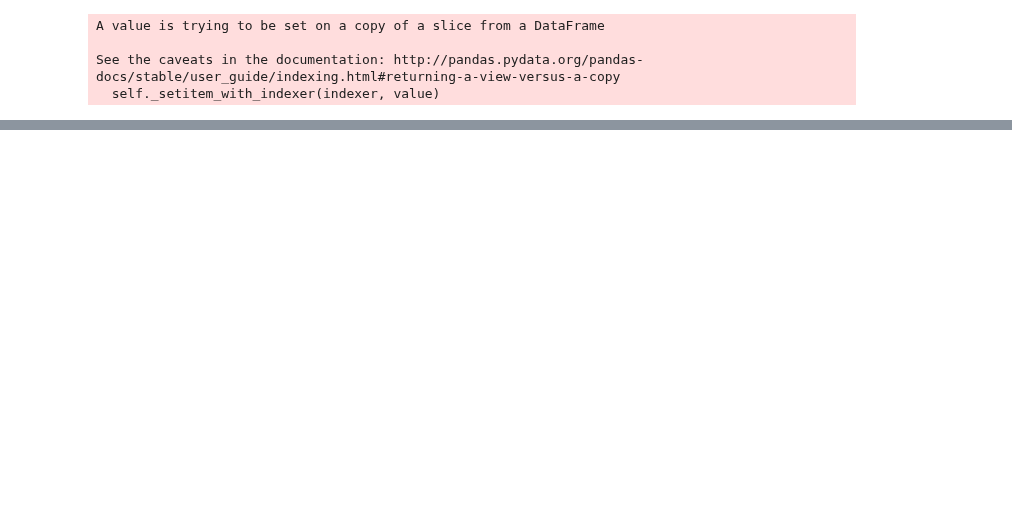
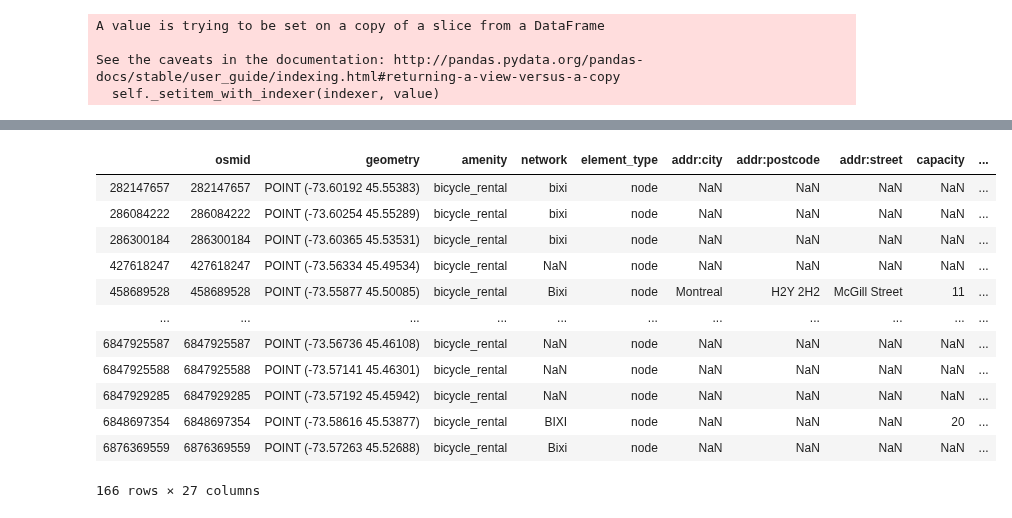
Before and after one commit to peterlzhang/better-bike-share, a Jupyter notebook: bike_share_analysis/generate_features.ipynb, the cells around one changed output, grey strips where cells are left out. Drawn from its saved outputs; the diff is of its cells as text; code cells hidden in the pictures; blank space fills up the shorter version.

```diff
--- a/bike_share_analysis/generate_features.ipynb
+++ b/bike_share_analysis/generate_features.ipynb
@@ -262,4 +284,18 @@ m
 # %%
 # # find next search area
-# search_place = 'Chicago, Illinois, USA'
-# ox.pois_from_place(search_place, amenities=['bicycle_rental'])
+search_place = 'Montreal, Quebec, Canada'
+ox.pois_from_place(search_place, amenities=['bicycle_rental'])
+# %% [output]
+|  | osmid | geometry | amenity | network | element_type | addr:city | addr:postcode | addr:street | capacity | ... |
+| 282147657 | 282147657 | POINT (-73.60192 45.55383) | bicycle_rental | bixi | node | NaN | NaN | NaN | NaN | ... |
+| 286084222 | 286084222 | POINT (-73.60254 45.55289) | bicycle_rental | bixi | node | NaN | NaN | NaN | NaN | ... |
+| 286300184 | 286300184 | POINT (-73.60365 45.53531) | bicycle_rental | bixi | node | NaN | NaN | NaN | NaN | ... |
+| 427618247 | 427618247 | POINT (-73.56334 45.49534) | bicycle_rental | NaN | node | NaN | NaN | NaN | NaN | ... |
+| 458689528 | 458689528 | POINT (-73.55877 45.50085) | bicycle_rental | Bixi | node | Montreal | H2Y 2H2 | McGill Street | 11 | ... |
+| ... | ... | ... | ... | ... | ... | ... | ... | ... | ... | ... |
+| 6847925587 | 6847925587 | POINT (-73.56736 45.46108) | bicycle_rental | NaN | node | NaN | NaN | NaN | NaN | ... |
+| 6847925588 | 6847925588 | POINT (-73.57141 45.46301) | bicycle_rental | NaN | node | NaN | NaN | NaN | NaN | ... |
+| 6847929285 | 6847929285 | POINT (-73.57192 45.45942) | bicycle_rental | NaN | node | NaN | NaN | NaN | NaN | ... |
+| 6848697354 | 6848697354 | POINT (-73.58616 45.53877) | bicycle_rental | BIXI | node | NaN | NaN | NaN | 20 | ... |
+| 6876369559 | 6876369559 | POINT (-73.57263 45.52688) | bicycle_rental | Bixi | node | NaN | NaN | NaN | NaN | ... |
+166 rows × 27 columns
```
Also changed, not shown: parts of 3 cells of this notebook, 14 other files.
